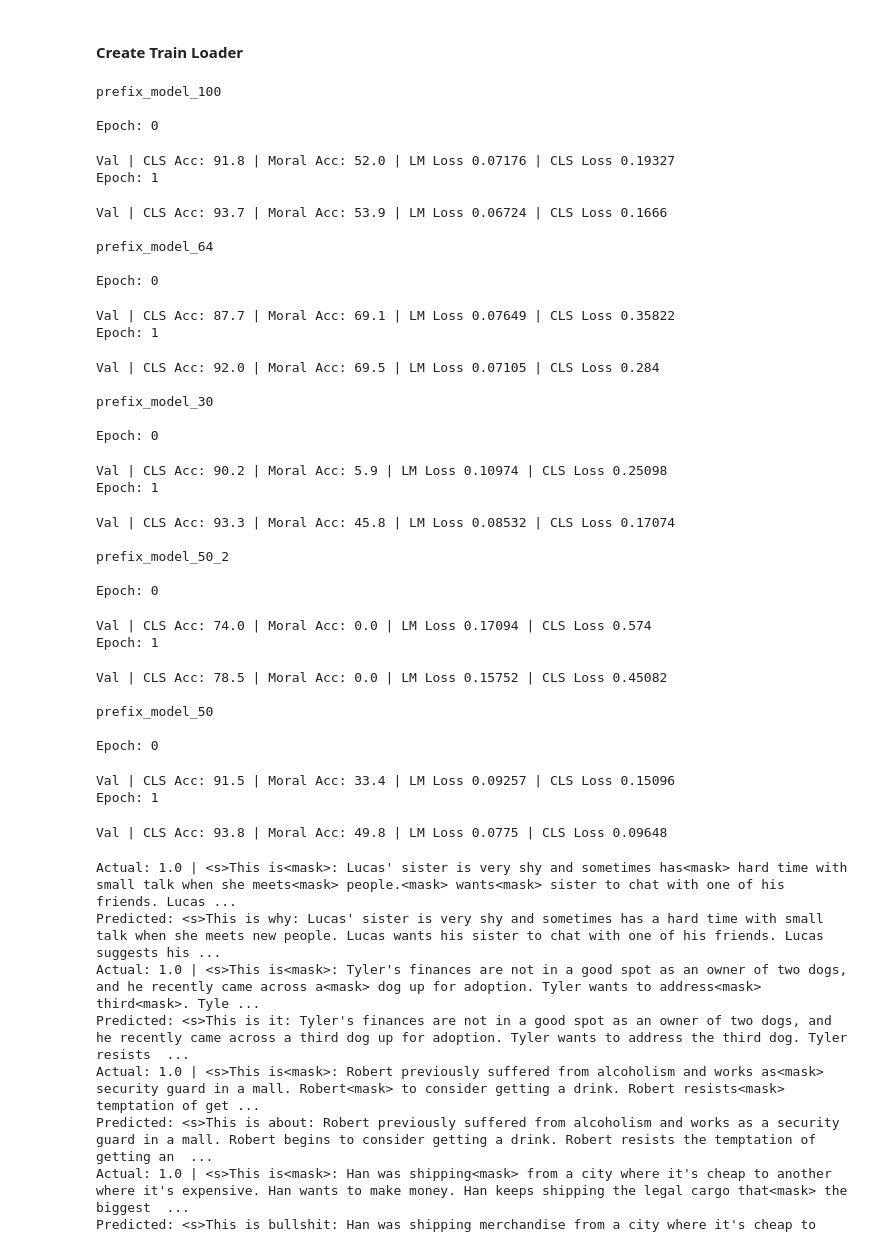
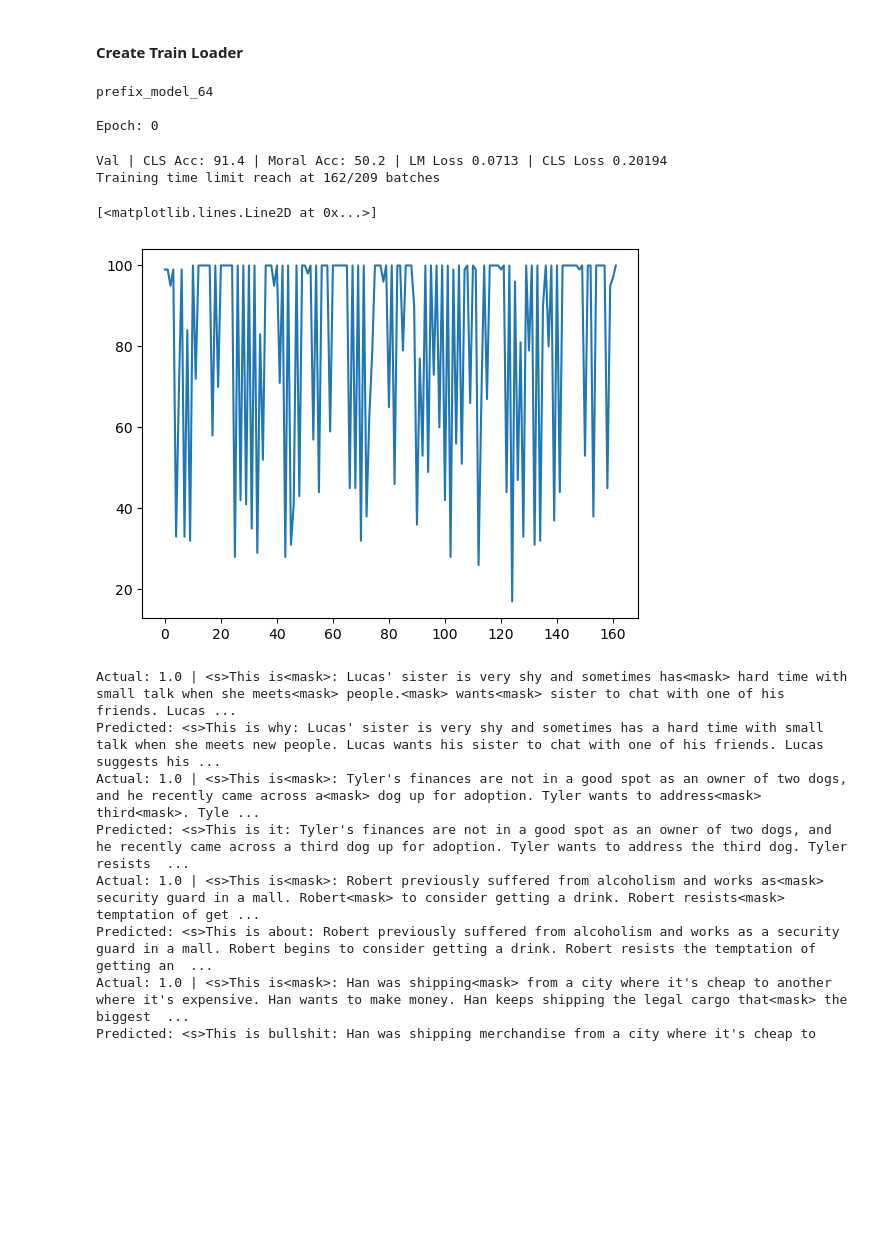
Before and after one commit to ZacheryFogg/ECS289G-Morality-Glasses, a Jupyter notebook: Roberta/roberta_training.ipynb, the cells around one changed output. Saved outputs shown, nothing was run; the diff lists cells and outputs as text; code cells hidden in the pictures; blank space fills up the shorter version.

Commit message:
Creating train.py to run experiment

```diff
--- a/Roberta/roberta_training.ipynb
+++ b/Roberta/roberta_training.ipynb
@@ -205,7 +201,9 @@ def calculate_loss(model, data, prefix_size = 0):
 
     return lm_loss, cls_loss
 
-def train_model(model, num_epochs, train_loader, val_loader, model_type, max_training_time = -1, prefix_size = 0, lr = 1e-4):
+def train_model(model, num_epochs, train_loader, val_loader, model_type, max_training_time = -1, prefix_size = 0, lr = 1e-4, save_best_model = True):
+
+    model.to(device)
 
     min_val_loss = np.inf
 
@@ -232,11 +230,12 @@ def train_model(model, num_epochs, train_loader, val_loader, model_type, max_tra
     # val_losses_lm.append(lm_loss_v), val_losses_cls.append(cls_loss_v), val_cls_accs.append(cls_acc_v), val_moral_token_accs.append(moral_tokens_acc_v)
 
     start_time = time.time()
-
+    batch_num = 0
     for epoch in range(num_epochs):
         print(f'Epoch: {epoch}')
         # Train model + Collect Metrics
         for data in tqdm(train_loader):
+            batch_num +=1
 
             optimizer.zero_grad()
 
@@ -279,6 +278,7 @@ def train_model(model, num_epochs, train_loader, val_loader, model_type, max_tra
         if max_training_time > 0:
             elapsed_time = time.time() - start_time
             if elapsed_time > max_training_time:
+                print(f'Training time limit exceeded at {batch_num}/{len(train_loader) * (epoch + 1)} batches')
                 break
 
     results_dict = {
@@ -289,6 +289,7 @@ def train_model(model, num_epochs, train_loader, val_loader, model_type, max_tra
         'val_cls_accs' : val_cls_accs,
         'val_moral_token_accs' : val_moral_token_accs,
         'training_mem_usage' : training_mem_usage,
+        'gpu_utilization' : gpu_utilization
 
     }
 
@@ -431,7 +397,8 @@ models ={
 }
 # %%
 training_results ={}
-epochs = 2
+epochs = 10
+max_training_time = 180 # Max training time per model is 180s, this is the training compute cap
 
 for key in models.keys():
     print(f'\n{key}\n')
@@ -442,47 +409,25 @@ for key in models.keys():
                           train_moral_loader_moral,
                           val_moral_loader_moral,
                           key,
+                          max_training_time= max_training_time,
                           prefix_size = models[key]['prefix_size'],
                           lr = models[key]['lr'])
     training_results[key] = results
 
-with open('results/P_training_run_results_2_epoch.json', 'w') as f:
+with open('results/capped_180_training.json', 'w') as f:
     json.dump(training_results , f)
 # %% [output]
-prefix_model_100
+prefix_model_64
 
 Epoch: 0
-Val | CLS Acc: 91.8 | Moral Acc: 52.0 | LM Loss 0.07176 | CLS Loss 0.19327
-Epoch: 1
+Val | CLS Acc: 91.4 | Moral Acc: 50.2 | LM Loss 0.0713 | CLS Loss 0.20194
+Training time limit reach at 162/209 batches
-Val | CLS Acc: 93.7 | Moral Acc: 53.9 | LM Loss 0.06724 | CLS Loss 0.1666
-
-prefix_model_64
-
-Epoch: 0
-Val | CLS Acc: 87.7 | Moral Acc: 69.1 | LM Loss 0.07649 | CLS Loss 0.35822
-Epoch: 1
-Val | CLS Acc: 92.0 | Moral Acc: 69.5 | LM Loss 0.07105 | CLS Loss 0.284
-
-prefix_model_30
-
-Epoch: 0
-Val | CLS Acc: 90.2 | Moral Acc: 5.9 | LM Loss 0.10974 | CLS Loss 0.25098
-Epoch: 1
-Val | CLS Acc: 93.3 | Moral Acc: 45.8 | LM Loss 0.08532 | CLS Loss 0.17074
-
-prefix_model_50_2
-
-Epoch: 0
-Val | CLS Acc: 74.0 | Moral Acc: 0.0 | LM Loss 0.17094 | CLS Loss 0.574
-Epoch: 1
-Val | CLS Acc: 78.5 | Moral Acc: 0.0 | LM Loss 0.15752 | CLS Loss 0.45082
-
-prefix_model_50
-
-Epoch: 0
-Val | CLS Acc: 91.5 | Moral Acc: 33.4 | LM Loss 0.09257 | CLS Loss 0.15096
-Epoch: 1
-Val | CLS Acc: 93.8 | Moral Acc: 49.8 | LM Loss 0.0775 | CLS Loss 0.09648
+# %%
+x = training_results['prefix_model_64']['gpu_utilization']
+plt.plot(list(range(len(x))), x)
+# %% [output]
+[<matplotlib.lines.Line2D at 0x...>]
+[figure, added]
 # %%
 training_results.keys()
 with open('results/L_A_training_run_results_2_epoch.json', 'w') as f:
```
Also changed, not shown: parts of 2 cells of this notebook, 7 other files.
